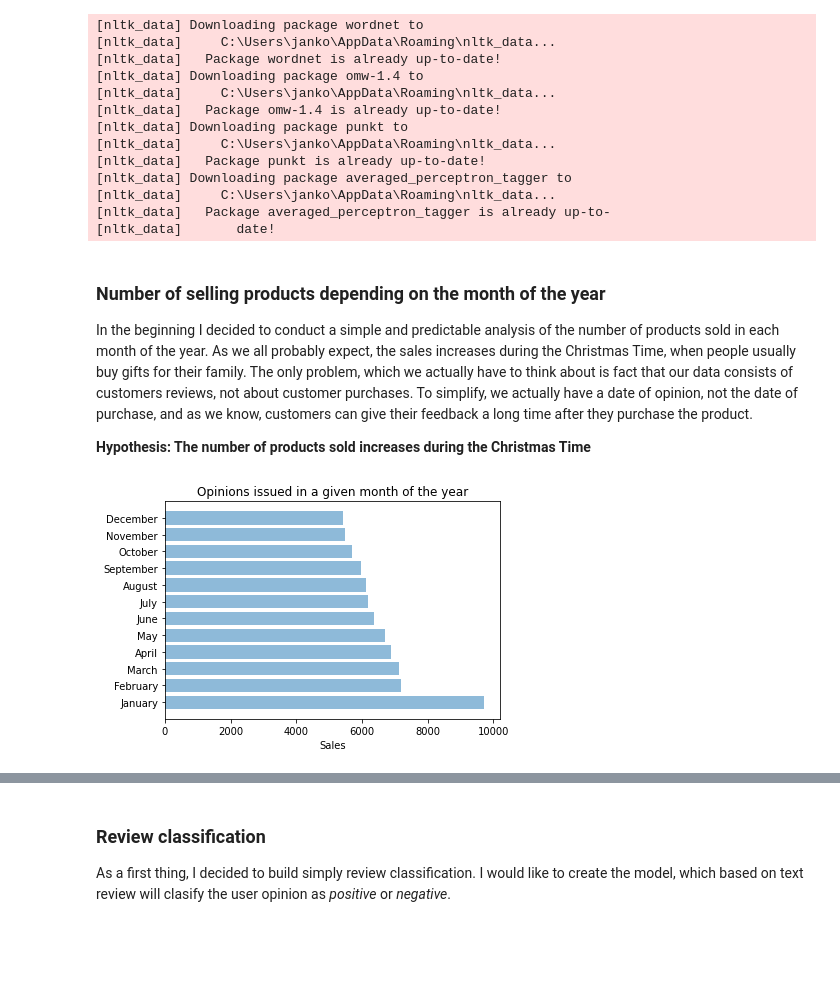
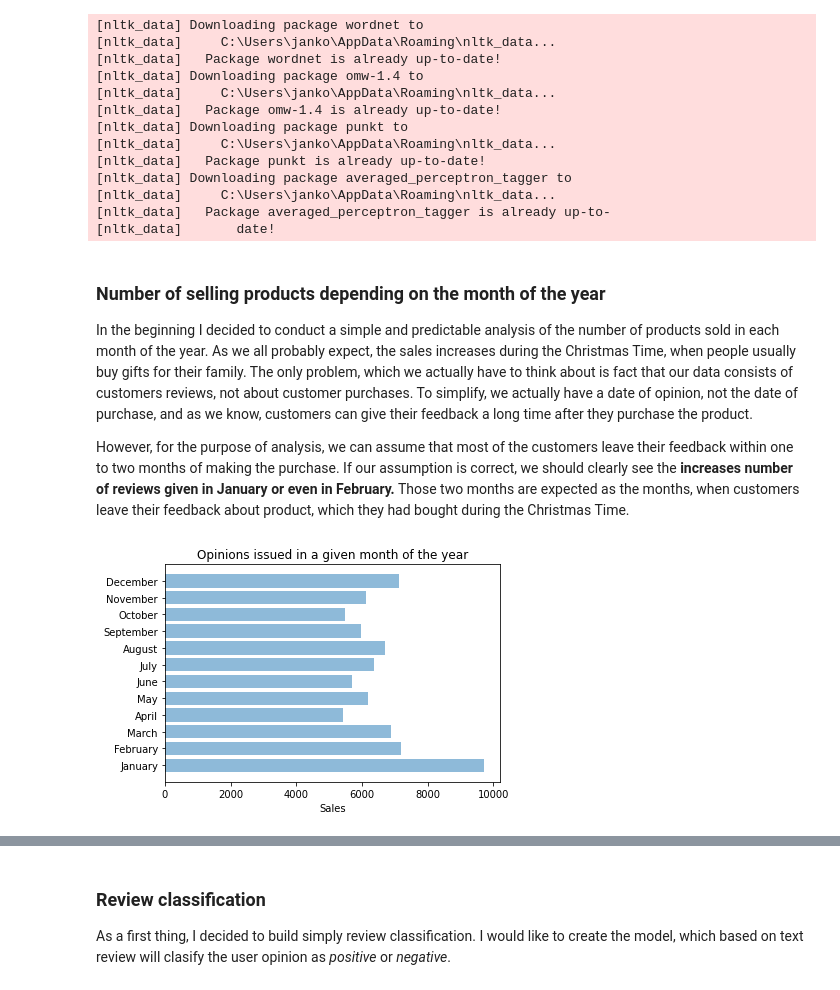
Before and after one commit to JankowskiDaniel/amazon-reviews, a Jupyter notebook: cell-phones-analysis.ipynb, the cells around one changed output, grey strips where cells are left out. Drawn from its saved outputs; the diff is of its cells as text; code cells hidden in the pictures; blank space fills up the shorter version.

```diff
--- a/cell-phones-analysis.ipynb
+++ b/cell-phones-analysis.ipynb
@@ -77,8 +79,8 @@ df = pd.DataFrame(data)
 #rename columns
 df.columns = ['productID','product','price','userID','profile','helpfulness','score','date','summary','text']
 
-#Replace all unknown values with None
-df = df.replace({'unknown': None})
+#Replace all 'unknown' and empty values with None
+df = df.replace({'unknown': None, '': None, ' ': None})
 
 #Convert column types
 df[['price','score','date']] = df[['price','score','date']].apply(pd.to_numeric)
@@ -90,7 +92,7 @@ df[['productID','product','userID','profile','helpfulness','summary','text']] =
 
 In the beginning I decided to conduct a simple and predictable analysis of the number of products sold in each month of the year. As we all probably expect, the sales increases during the Christmas Time, when people usually buy gifts for their family. The only problem, which we actually have to think about is fact that our data consists of customers reviews, not about customer purchases. To simplify, we actually have a date of opinion, not the date of purchase, and as we know, customers can give their feedback a long time after they purchase the product.
 
-<b>Hypothesis: The number of products sold increases during the Christmas Time </b>
+However, for the purpose of analysis, we can assume that most of the customers leave their feedback within one to two months of making the purchase. If our assumption is correct, we should clearly see the <b>increases number of reviews given in January or even in February.</b> Those two months are expected as the months, when customers leave their feedback about product, which they had bought during the Christmas Time.
 # %%
 #Create copy of original dataframe
 df_sales = df.copy()
@@ -99,13 +101,14 @@ df_sales['month'] = df_sales['date'].dt.month
 # %%
 import calendar
 #Number of reviews in all months
-month_sales = df_sales['month'].value_counts().to_numpy()
+month_sales = df_sales['month'].value_counts().sort_index()
 months = list(calendar.month_name)[1:]
 
 plt.barh(months, month_sales, align='center', alpha=0.5)
 plt.xlabel('Sales')
 plt.title('Opinions issued in a given month of the year')
 
 plt.show()
+# month_sales
 # %% [output]
-[figure, old version]
+[figure, new version]
```
Also changed, not shown: parts of 43 cells of this notebook.
